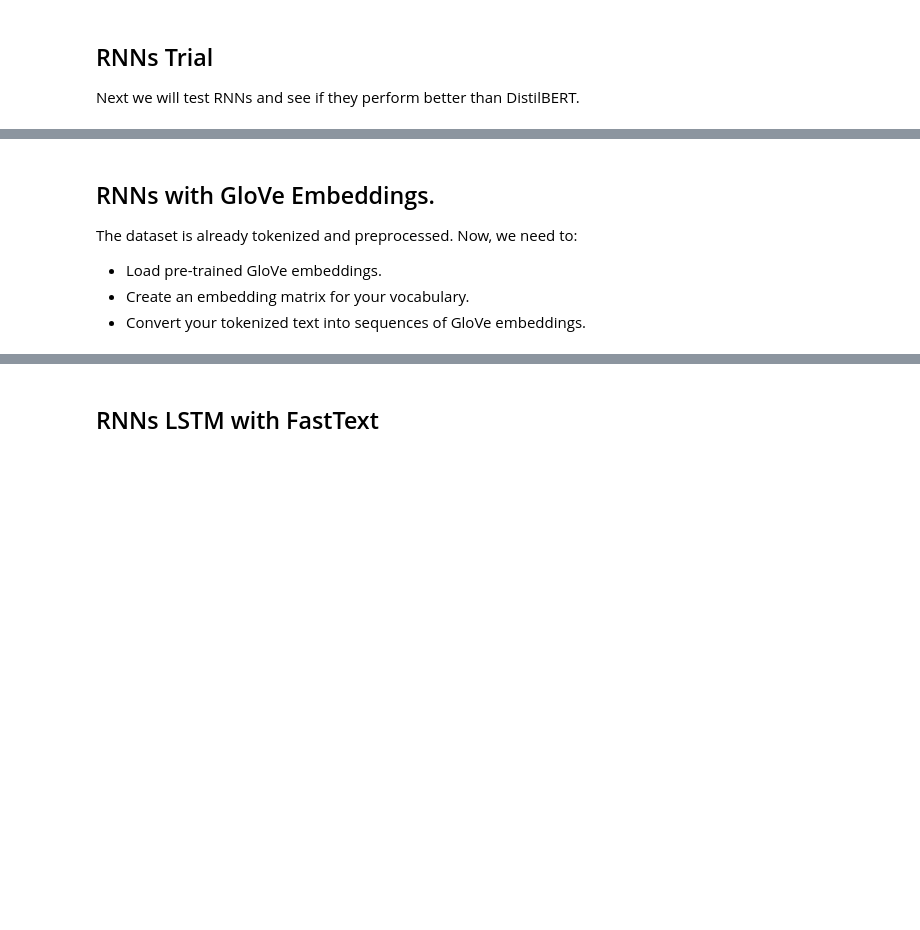
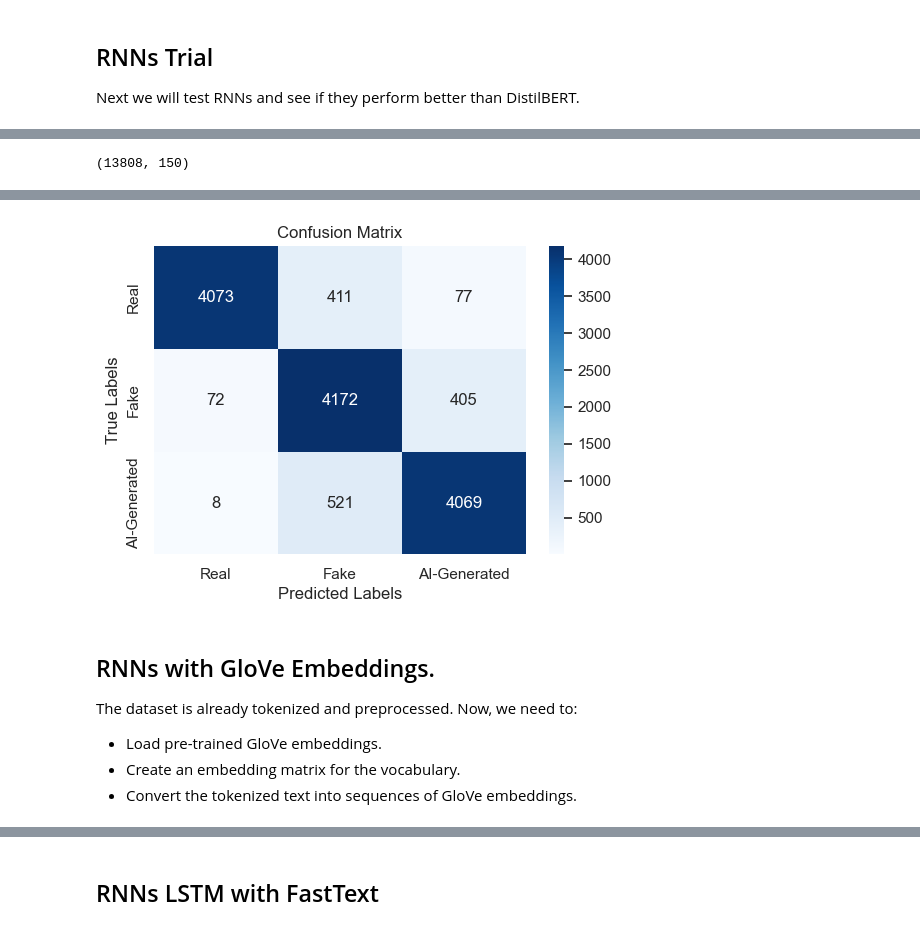
Before and after one commit to yasmine-11/FP-Fake-News-Detection, a Jupyter notebook: Fake-News-Detection.ipynb, the cells around one changed output, grey strips where cells are left out. Saved outputs shown, nothing was run; the diff lists cells and outputs as text; code cells hidden in the pictures; blank space fills up the shorter version.

```diff
--- a/Fake-News-Detection.ipynb
+++ b/Fake-News-Detection.ipynb
@@ -1356,7 +1442,7 @@ for word, idx in word_index.items():
     embedding_matrix[idx] = word2vec_model.wv[word]
 # %%
 # Build the RNN model
-lstm_model = Sequential([
+word2vec_lstm_model = Sequential([
     Bidirectional(LSTM(128, return_sequences=True, input_shape=(max_seq_len, vector_size))),
     BatchNormalization(),
     Dropout(0.5),
@@ -1368,7 +1454,7 @@ lstm_model = Sequential([
 ])
 # %%
 # Compile the model
-lstm_model.compile(optimizer=Adam(learning_rate=0.0001),
+word2vec_lstm_model.compile(optimizer=Adam(learning_rate=0.0001),
               loss='categorical_crossentropy',
               metrics=['accuracy'])
 # %%
@@ -1376,6 +1485,6 @@ print(lstm_model.summary())
 # %%
 # train the model
-history = lstm_model.fit(
+history = word2vec_lstm_model.fit(
     X_train,
     y_train,
     validation_data=(X_test, y_test),
@@ -1390,15 +1524,26 @@ print(f"Test Accuracy: {test_accuracy:.4f}")
+# %%
+print(X_test_padded.shape)  # Should output (num_samples, max_sequence_length)
+# %% [output]
+(13808, 150)
 # %%
-# Define the label names
+# Get predictions in probability form
+y_pred_probs = word2vec_lstm_model.predict(X_test)
+
+# Convert to class indices (the highest probability)
+y_pred = np.argmax(y_pred_probs, axis=1)
+
+# Convert the true labels if they are one-hot encoded
+y_true = np.argmax(y_test, axis=1) if y_test.ndim > 1 else y_test
+
+# Compute the confusion matrix
+cm = confusion_matrix(y_true, y_pred)
+
+# Plotting
 labels = ['Real', 'Fake', 'AI-Generated']
-
-# Compute confusion matrix
-cm = confusion_matrix(X_test, y_test)
-
-# Plot confusion matrix with clearer labels
 plt.figure(figsize=(6, 4))
-sns.heatmap(cm, annot=True, fmt='g', cmap='Blues',
-            xticklabels=labels, yticklabels=labels)
+sns.heatmap(cm, annot=True, fmt='g', cmap='Blues', xticklabels=labels, yticklabels=labels)
 plt.xlabel('Predicted Labels')
 plt.ylabel('True Labels')
 plt.title('Confusion Matrix')
 plt.show()
+# %% [output]
@@ -1405,3 +1551,4 @@ plt.show()
+[figure, added]
 # %%
 # Save the model for future use
 rnn_model.save("lstm_model.keras")
@@ -1409,8 +1556,8 @@ rnn_model.save("lstm_model.keras")
 ## RNNs with GloVe Embeddings.
 The dataset is already tokenized and preprocessed. Now, we need to:
 - Load pre-trained GloVe embeddings.
-- Create an embedding matrix for your vocabulary.
-- Convert your tokenized text into sequences of GloVe embeddings.
+- Create an embedding matrix for the vocabulary.
+- Convert the tokenized text into sequences of GloVe embeddings.
 # %%
 import torch
 
```
Also changed, not shown: parts of 112 cells of this notebook.
